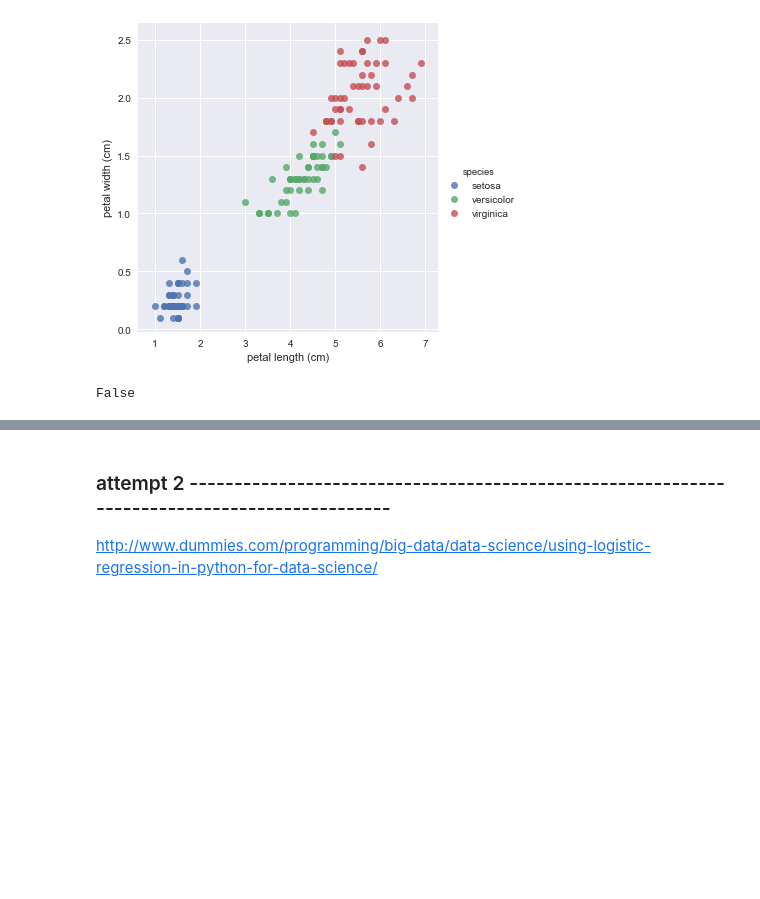
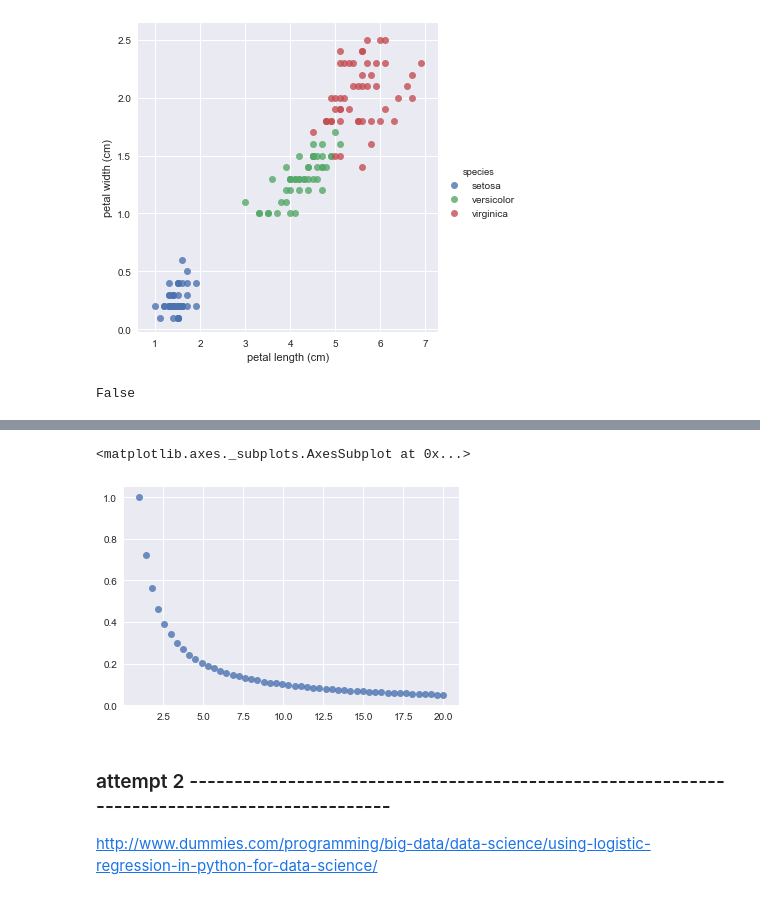
Before and after one commit to blindseth/dadata, a Jupyter notebook: theloglady.ipynb, the cells around one changed output, grey strips where cells are left out. Saved outputs shown, nothing was run; the diff lists cells and outputs as text; code cells hidden in the pictures; blank space fills up the shorter version.

```diff
--- a/theloglady.ipynb
+++ b/theloglady.ipynb
@@ -102,3 +173,8 @@ False
+# %%
+sns.regplot(x,y,fit_reg=False)
+# %% [output]
+<matplotlib.axes._subplots.AxesSubplot at 0x...>
+[figure, added]
 # %% [markdown]
 ### attempt 2  ---------------------------------------------------------------------------------------------
 http://www.dummies.com/programming/big-data/data-science/using-logistic-regression-in-python-for-data-science/
```
Also changed, not shown: parts of 14 cells of this notebook.
